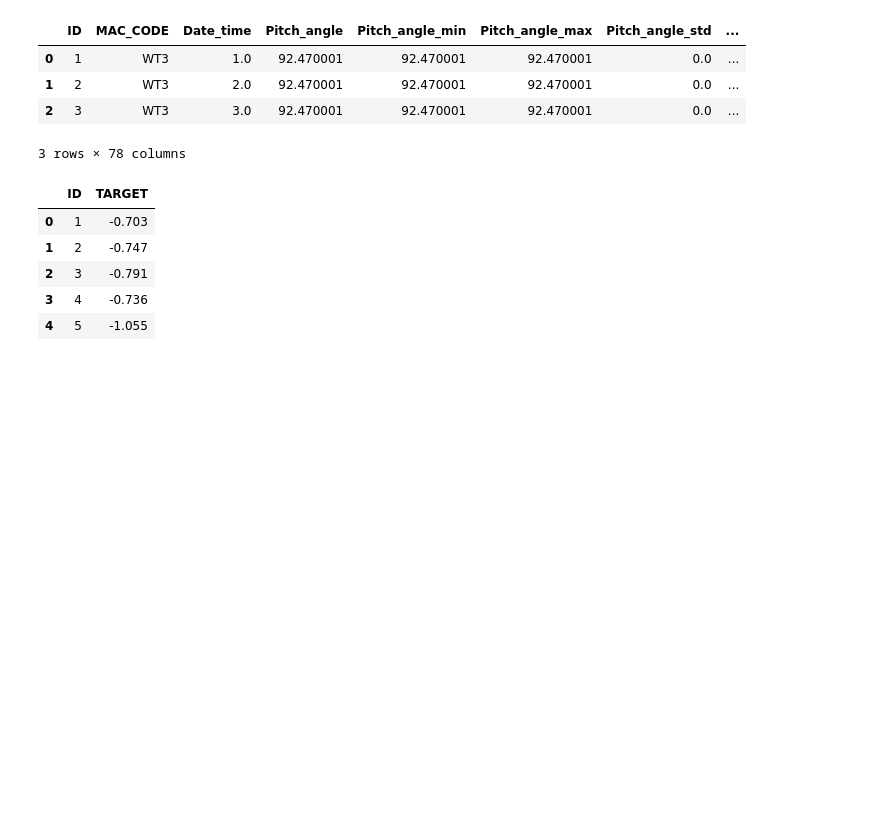
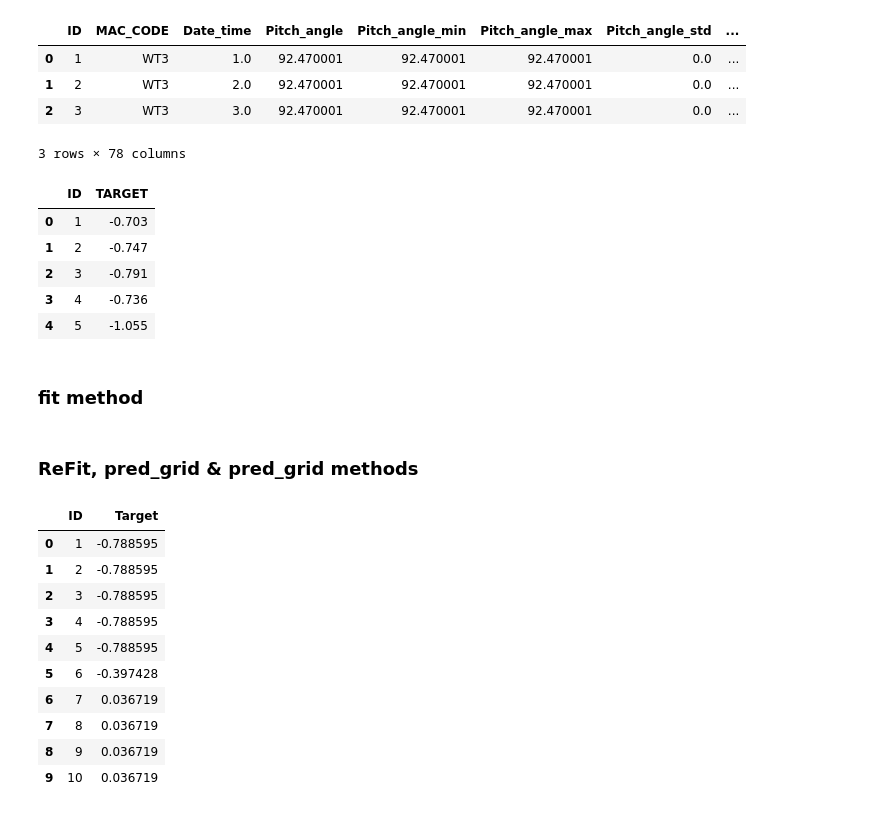
Before and after one commit to jeremycombe/Pipeline, a Jupyter notebook: Final Tests.ipynb, the cells around one changed output. Drawn from its saved outputs; the diff is of its cells as text; code cells hidden in the pictures; blank space fills up the shorter version.

```diff
--- a/Final Tests.ipynb
+++ b/Final Tests.ipynb
@@ -280,3 +208,11 @@ Reg_Target.head(5)
 | 2 | 3 | -0.791 |
 | 3 | 4 | -0.736 |
 | 4 | 5 | -1.055 |
+# %% [markdown]
+### fit method
+# %%
+clf = BestEstimator(type_esti = 'Regressor')
+
+clf.fit(Reg_Train, Reg_Target, scoring = 'r2', n_grid= 200)
+# %% [markdown]
+### ReFit, pred_grid & pred_grid methods
@@ -282,0 +221,14 @@ Reg_Target.head(5)
+# %%
+clf.pred2(Reg_Train[0:10], ID='ID')
+# %% [output]
+|  | ID | Target |
+| 0 | 1 | -0.788595 |
+| 1 | 2 | -0.788595 |
+| 2 | 3 | -0.788595 |
+| 3 | 4 | -0.788595 |
+| 4 | 5 | -0.788595 |
+| 5 | 6 | -0.397428 |
+| 6 | 7 | 0.036719 |
+| 7 | 8 | 0.036719 |
+| 8 | 9 | 0.036719 |
+| 9 | 10 | 0.036719 |
```
Also changed, not shown: parts of 15 cells of this notebook, 5 other files.
